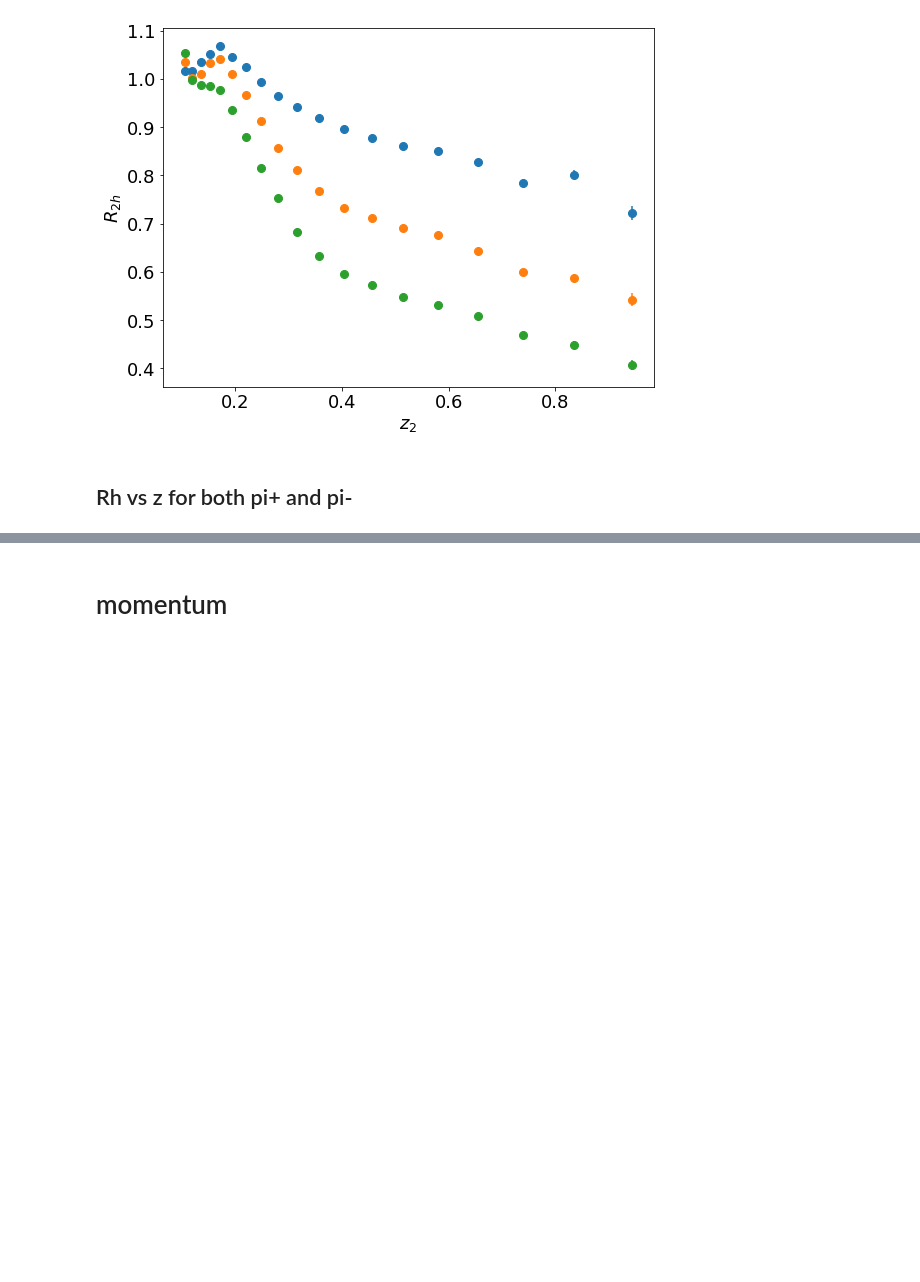
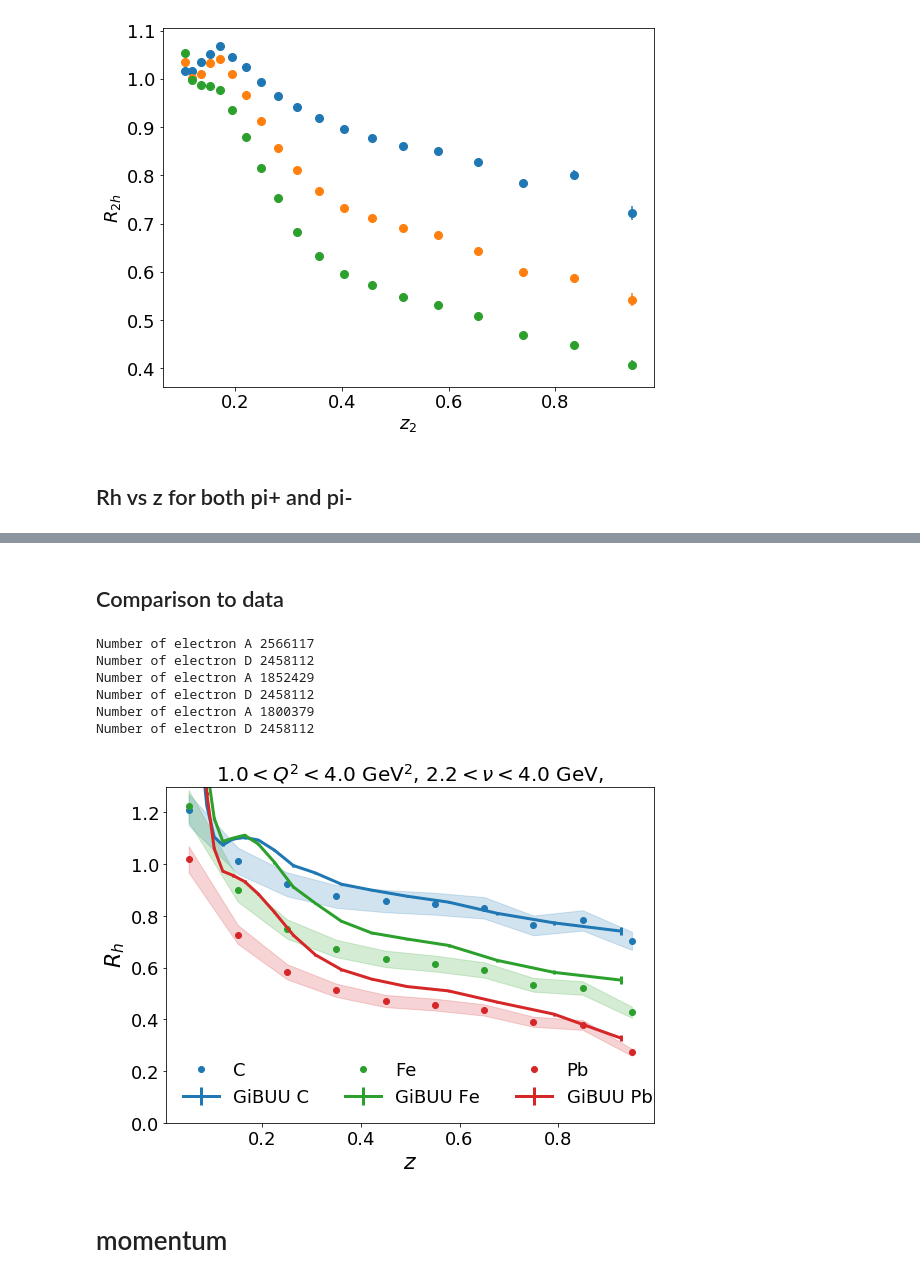
Before and after one commit to miguelignacio/eg2dihadron, a Jupyter notebook: EG2_Rh.ipynb, the cells around one changed output, grey strips where cells are left out. Cells and saved outputs as stored; diff of their text form; code cells hidden in the pictures; blank space fills up the shorter version.

Commit message:
updating EMC ratio plots, updating single hadron GiBUU notebooks

```diff
--- a/EG2_Rh.ipynb
+++ b/EG2_Rh.ipynb
@@ -197,20 +197,26 @@ colors['C'] = 'red'
 colors['Fe'] = 'blue'
 colors['Pb']= 'black'
 
+ratio = {}
+
 for target in ['C','Fe','Pb']:
-    r, err,x = getRatio(df['GiBUU_%s_hadron'%target].query('pid==211'), df['GiBUU_D_hadron'].query('pid==211'),
+    r_pip, err,x = getRatio(df['GiBUU_%s_hadron'%target].query('pid==211'), df['GiBUU_D_hadron'].query('pid==211'),
                         df['GiBUU_%s_electron'%target], df['GiBUU_D_electron'],
                         minz=0.05,maxz=1.0,nbins=10)
 
-    plt.errorbar(x,r,yerr=err,label=r'$\pi^{+}$'+'%s'%target,fmt='-',ms=8,color=colors[target])
+    plt.errorbar(x,r_pip,yerr=err,label=r'$\pi^{+}$'+'%s'%target,fmt='-',ms=8,color=colors[target])
 
 
-    r, err,x = getRatio(df['GiBUU_%s_hadron'%target].query('pid==-211'), df['GiBUU_D_hadron'].query('pid==-211'),
+    r_pim, err,x = getRatio(df['GiBUU_%s_hadron'%target].query('pid==-211'), df['GiBUU_D_hadron'].query('pid==-211'),
                         df['GiBUU_%s_electron'%target], df['GiBUU_D_electron'],
                         minz=0.05,maxz=1.0,nbins=10)
 
-    plt.errorbar(x,r,yerr=err,label=r'$\pi^{-}$'+'%s'%target,fmt='-',ms=8,ls='--',color=colors[target])
+    plt.errorbar(x,r_pim,yerr=err,label=r'$\pi^{-}$'+'%s'%target,fmt='-',ms=8,ls='--',color=colors[target])
 
+    print 'pi+', r_pip
+    print 'pi-', r_pim
+    r = np.true_divide(r_pip,r_pim)
+    ratio[target] = r
 
 plt.xlabel('$z$',fontsize=22)
 plt.ylabel('$R_{h}$',fontsize=22)
@@ -235 +246,62 @@ Number of electron D 2458112
 [figure]
+# %% [markdown]
+## Comparison to data
+# %%
+x_data = [0.05, 0.15,   0.25,   0.35,   0.45,   0.55,   0.65,   0.75,   0.85,   0.95]
+y_data = {}
+erry_data  ={}
+y_data['C'] = np.array([1.211207, 1.013176, 0.922231, 0.8750919, 0.8570586, 0.847133, 0.8311977,0.7632159,0.7826416, 0.7034558])
+erry_data['C'] = np.array([0.003234397,  0.001575719,  0.0018421,  0.002298502,  0.002926826,  0.003637425, 0.004382304, 0.005118527,
+   0.00690521,  0.008332819])
+
+y_data['Fe'] = np.array([1.226058, 0.8995942, 0.7493116, 0.6739517, 0.6338033, 0.6158026, 0.5909924,0.5336756,0.521054,0.4273533]);
+erry_data['Fe'] = np.array([ 0.002755661, 0.001182208, 0.001277582, 0.001521237, 0.001857636,  0.002245765, 0.002621064,  0.002976798,
+                   0.003798454, 0.004203961]);
+
+y_data['Pb'] = np.array([1.018911,   0.7280608,   0.5837272,   0.5122281,   0.4708551,   0.4571135,   0.4363212,   0.3906876,   0.378325,  0.2723206]);
+erry_data['Pb'] = np.array([0.002864535,  0.001224893,  0.00130914,  0.001571665,  0.001921625,  0.002369145,  0.002822791,  0.00329903, 0.00434803, 0.004723662]);
+
+
+
+fig = plt.figure(figsize=(8,6))
+
+
+colors = {}
+colors['C'] = '#1f77b4'#'red'
+colors['Fe'] = '#2ca02c' #'blue'
+colors['Pb']= '#d62728'#'black'
+#'#1f77b4', '#ff7f0e', '#2ca02c', '#d62728',
+ratio = {}
+
+for target in ['C','Fe','Pb']:
+    r_pip, err,x = getRatio(df['GiBUU_%s_hadron'%target].query('pid==211'), df['GiBUU_D_hadron'].query('pid==211'),
+                        df['GiBUU_%s_electron'%target], df['GiBUU_D_electron'],
+                        minz=0.05,maxz=1.0,nbins=20)
+
+    plt.errorbar(x_data,y_data[target],color=colors[target],fmt='o',label=target)
+    plt.fill_between(x_data, 1.05*y_data[target],0.95*y_data[target],color=colors[target],alpha=0.2)
+    plt.errorbar(x,r_pip,yerr=err,label='GiBUU '+'%s'%target,fmt='-',ms=8,color=colors[target],lw=3)
+
+
+
+minQ2 = 1.0
+maxQ2 = 4.0
+minNu = 2.2
+maxNu = 4.0
+plt.title(r'%2.1f$<Q^{2}<$%2.1f GeV$^{2}$, %2.1f$<\nu<$%2.1f GeV, '%(minQ2,maxQ2,minNu,maxNu),fontsize=20)
+plt.xlabel('$z$',fontsize=22)
+plt.ylabel('$R_{h}$',fontsize=22)
+plt.legend(loc='best',ncol=3,frameon=False,fontsize=18)
+plt.ylim([0.0,1.3])
+
+plt.tight_layout()
+plt.savefig('Rh_data_gibuu.png')
+plt.savefig('Rh_data_gibuu.pdf')
+# %% [output]
+Number of electron A 2566117
+Number of electron D 2458112
+Number of electron A 1852429
+Number of electron D 2458112
+Number of electron A 1800379
+Number of electron D 2458112
+[figure, added]
```
Also changed, not shown: parts of 9 cells of this notebook, 7 other files.
